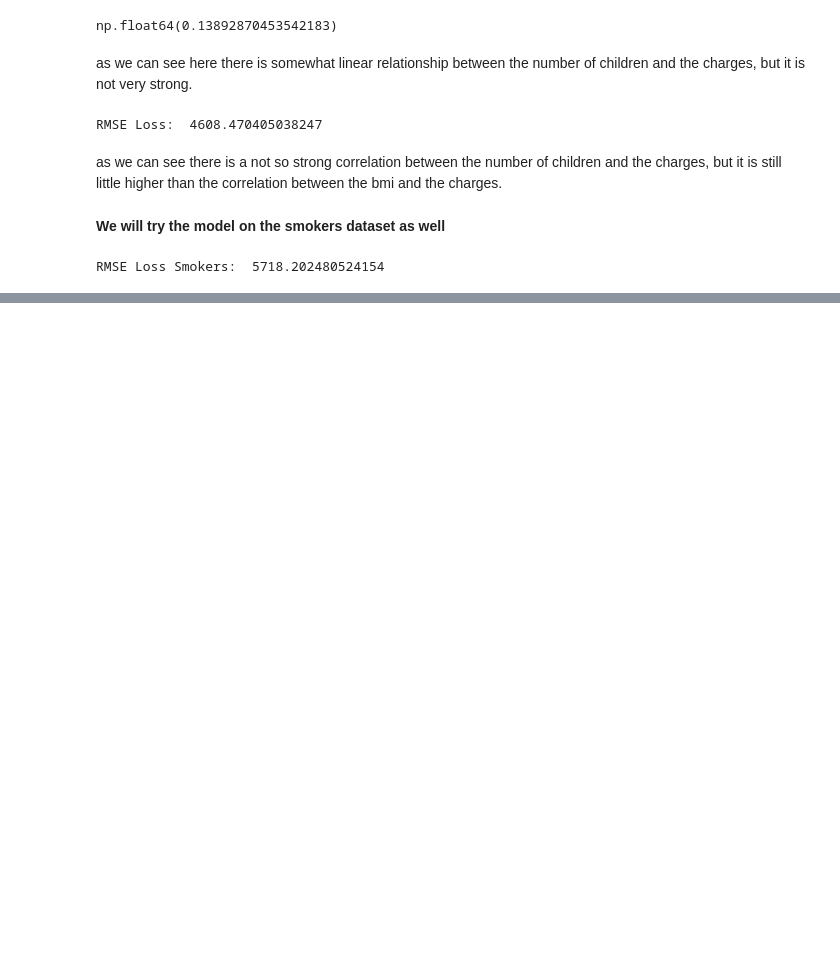
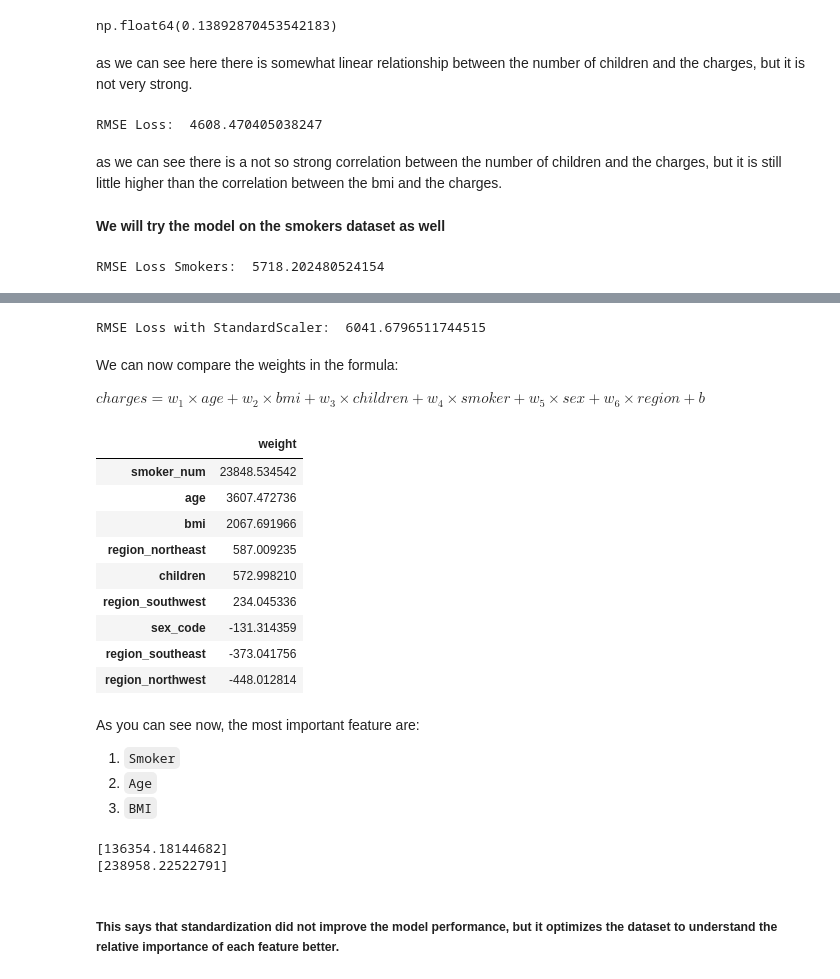
Before and after one commit to S-Sanjai/ML-fundamentals, a Jupyter notebook: notebooks/medical-insurance/med-insurance-model.ipynb, the cells around one changed output, grey strips where cells are left out. Drawn from its saved outputs; the diff is of its cells as text; code cells hidden in the pictures; blank space fills up the shorter version.

```diff
--- a/notebooks/medical-insurance/med-insurance-model.ipynb
+++ b/notebooks/medical-insurance/med-insurance-model.ipynb
@@ -186,0 +423,4 @@ so as we can see, the model for smokers is worse than the one for non-smokers
+# %%
+num_cols = ['age', 'bmi', 'children']
+scaler = StandardScaler()
+scaler.fit(med_df[num_cols])
@@ -186,0 +434,3 @@ so as we can see, the model for smokers is worse than the one for non-smokers
+# %%
+scaled_inputs = scaler.transform(med_df[num_cols])
+scaled_inputs
@@ -186,0 +445,4 @@ so as we can see, the model for smokers is worse than the one for non-smokers
+# %%
+cat_cols = ['smoker_num', 'sex_code', 'region_northeast', 'region_northwest', 'region_southeast', 'region_southwest']
+categorical_data = med_df[cat_cols].values
+categorical_data
@@ -186,0 +457,44 @@ so as we can see, the model for smokers is worse than the one for non-smokers
+# %%
+inputs = np.concatenate((scaled_inputs, categorical_data), axis=1)
+targets = med_df.charges
+
+model = LinearRegression().fit(inputs, targets)
+predictions = model.predict(inputs)
+
+loss = rmse(targets, predictions)
+print("RMSE Loss with StandardScaler: ", loss)
+# %% [output]
+RMSE Loss with StandardScaler:  6041.6796511744515
+# %% [markdown]
+We can now compare the weights in the formula:
+
+$charges = w_1 \times age + w_2 \times bmi + w_3 \times children + w_4 \times smoker + w_5 \times sex + w_6 \times region + b$
+# %%
+weights = pd.DataFrame(model.coef_, index=input_cols, columns=['weight'])
+weights.sort_values(by='weight', ascending=False, inplace=True)
+weights
+# %% [output]
+|  | weight |
+| smoker_num | 23848.534542 |
+| age | 3607.472736 |
+| bmi | 2067.691966 |
+| region_northeast | 587.009235 |
+| children | 572.998210 |
+| region_southwest | 234.045336 |
+| sex_code | -131.314359 |
+| region_southeast | -373.041756 |
+| region_northwest | -448.012814 |
+# %% [markdown]
+As you can see now, the most important feature are:
+
+1. `Smoker`
+2. `Age`
+3. `BMI`
+# %%
+print(model.predict(np.array([[23, 22, 0, 0, 0, 0, 1, 0, 0]])))
+print(model.predict(np.array([[40, 30, 2, 1, 1, 0, 0, 0, 1]])))
+# %% [output]
+[136354.18144682]
+[238958.22522791]
+# %% [markdown]
+##### This says that standardization did not improve the model performance, but it optimizes the dataset to understand the relative importance of each feature better.
```
Also changed, not shown: parts of 43 cells of this notebook, 1 other file.
